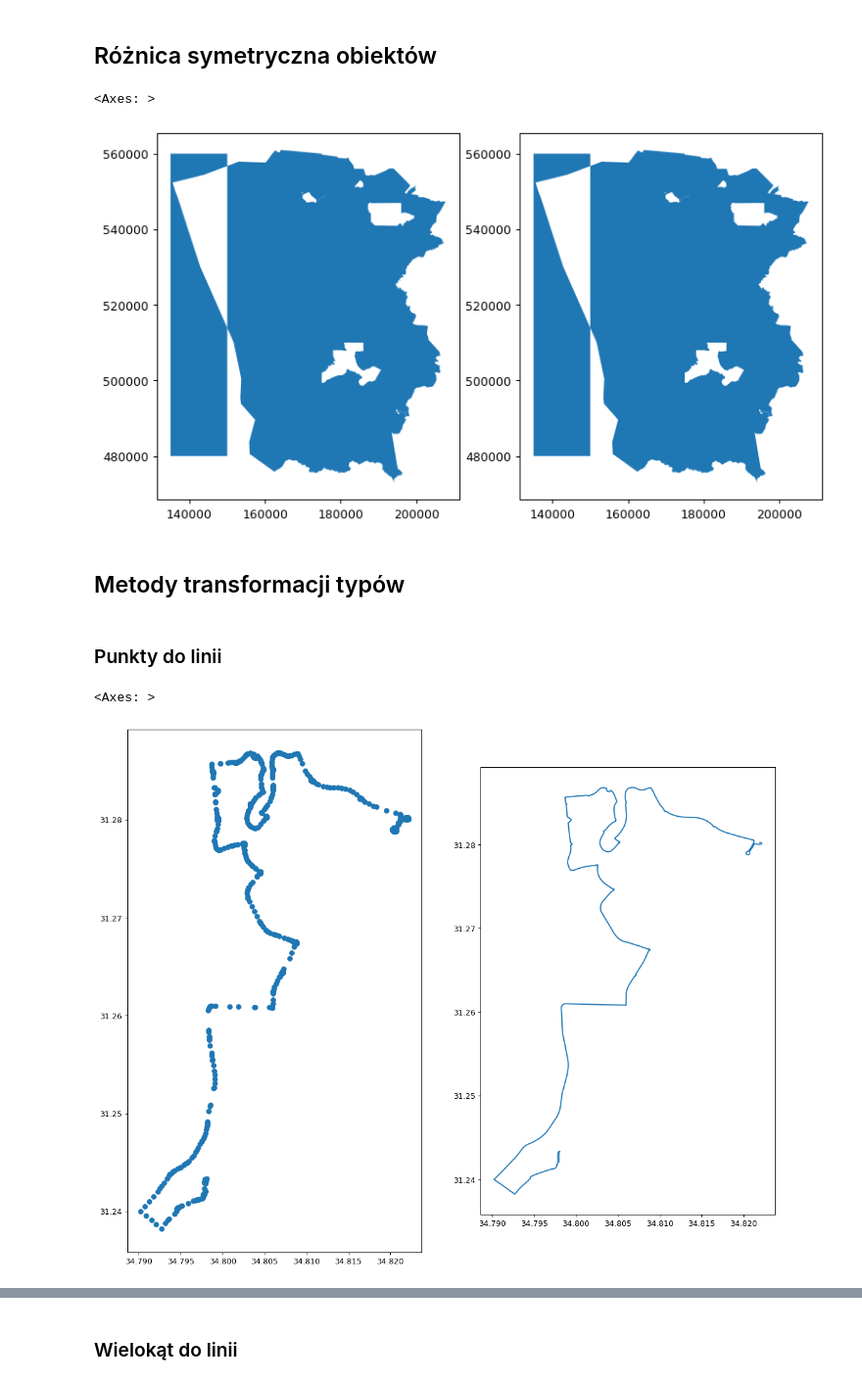
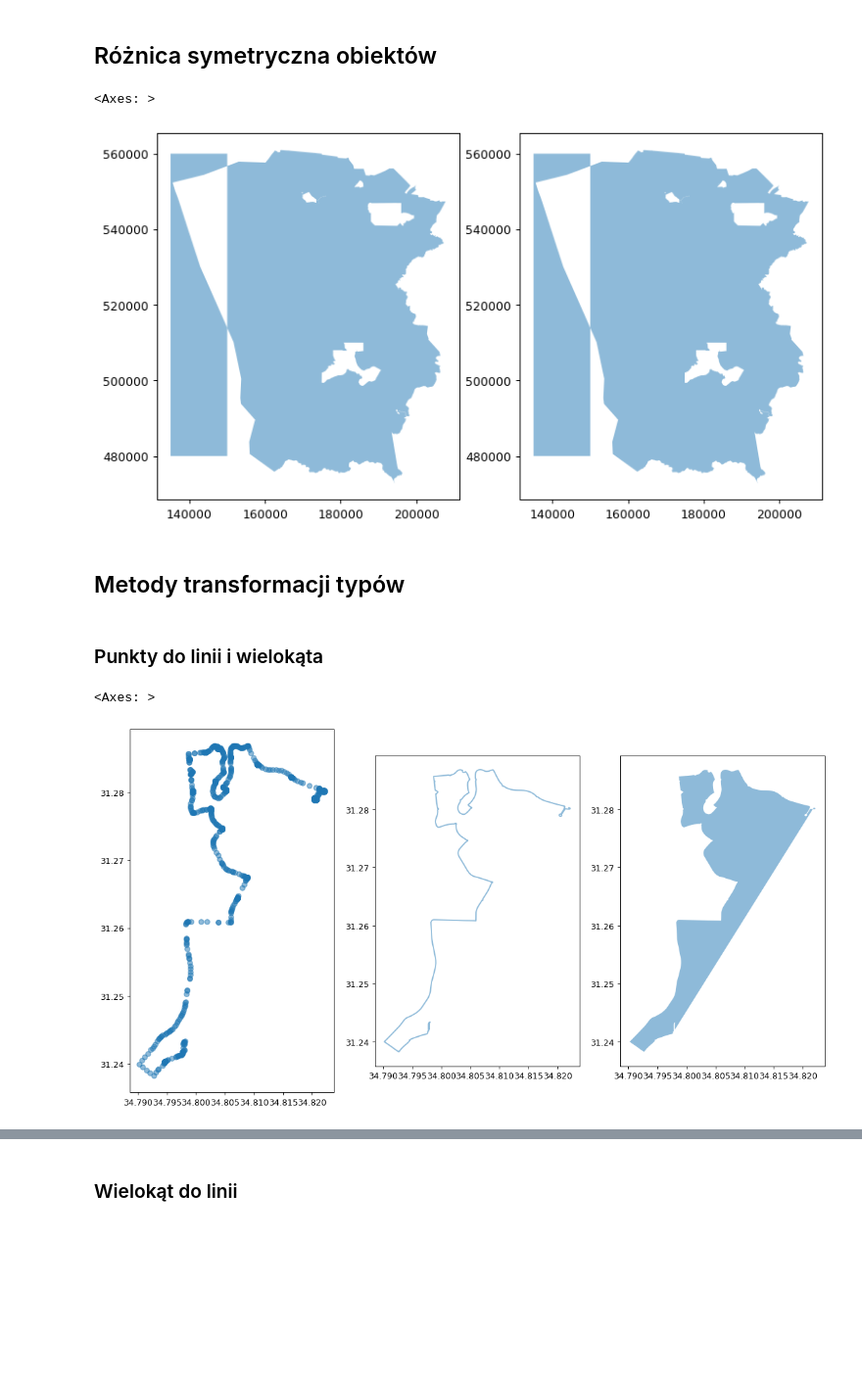
Before and after one commit to dandon223/spdb_projekt, a Jupyter notebook: badania.ipynb, the cells around one changed output, grey strips where cells are left out. Shown at 98% size. Saved outputs shown, nothing was run; the diff lists cells and outputs as text; code cells hidden in the pictures; blank space fills up the shorter version.

```diff
--- a/badania.ipynb
+++ b/badania.ipynb
@@ -143,12 +152,12 @@ one_polygon.difference(one_town).plot(ax=ax2)
 # %%
 fig = plt.figure(1, figsize=(10,10), dpi=90)
 ax = fig.add_subplot(121)
-one_town.symmetric_difference(one_polygon).plot(ax=ax)
+one_town.symmetric_difference(one_polygon).plot(ax=ax, alpha=0.5)
 ax = fig.add_subplot(122)
-one_polygon.symmetric_difference(one_town).plot(ax=ax)
+one_polygon.symmetric_difference(one_town).plot(ax=ax, alpha=0.5)
 # %% [output]
 <Axes: >
-[figure, old version]
+[figure, new version]
 # %% [markdown]
 ## Metody transformacji typów
 # %%
@@ -160,13 +169,15 @@ geom = gpd.points_from_xy(pnt['shape_pt_lon'], pnt['shape_pt_lat'], crs=4326)
 pnt = gpd.GeoDataFrame(data=pnt, geometry=geom)
 pnt = pnt.drop(['shape_pt_lon', 'shape_pt_lat', 'shape_id', 'shape_pt_sequence'], axis=1)
 # %% [markdown]
-### Punkty do linii
+### Punkty do linii i wielokąta
 # %%
 fig = plt.figure(1, figsize=(15,15), dpi=90)
-ax = fig.add_subplot(121)
-pnt.plot(ax=ax)
-ax = fig.add_subplot(122)
-gpd.geodataframe.GeoDataFrame(gpd.geodataframe.GeoDataFrame([shapely.GeometryCollection(shapely.LineString(pnt.geometry.to_list()))])).set_geometry(0).plot(ax=ax)
+ax = fig.add_subplot(131)
+pnt.plot(ax=ax, alpha=0.5)
+ax = fig.add_subplot(132)
+gpd.geodataframe.GeoDataFrame(gpd.geodataframe.GeoDataFrame([shapely.GeometryCollection(shapely.LineString(pnt.geometry.to_list()))])).set_geometry(0).plot(ax=ax, alpha=0.5)
+ax = fig.add_subplot(133)
+gpd.geodataframe.GeoDataFrame(gpd.geodataframe.GeoDataFrame([shapely.GeometryCollection(shapely.Polygon(pnt.geometry.to_list()))])).set_geometry(0).plot(ax=ax, alpha=0.5)
 # %% [output]
 <Axes: >
-[figure, old version]
+[figure, new version]
```
Also changed, not shown: parts of 17 cells of this notebook.
